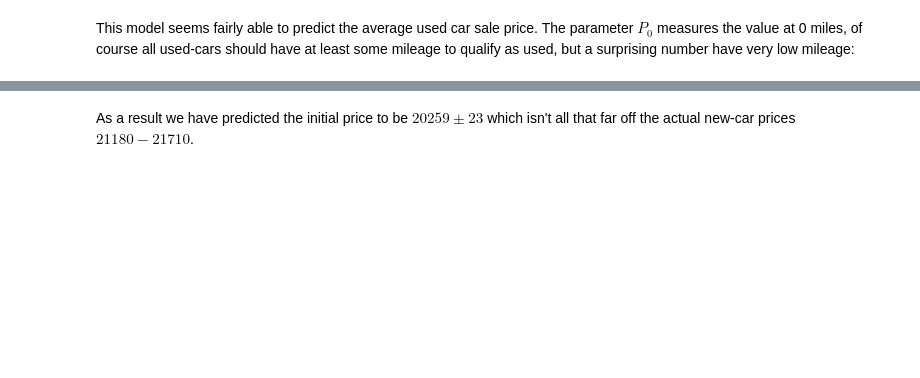
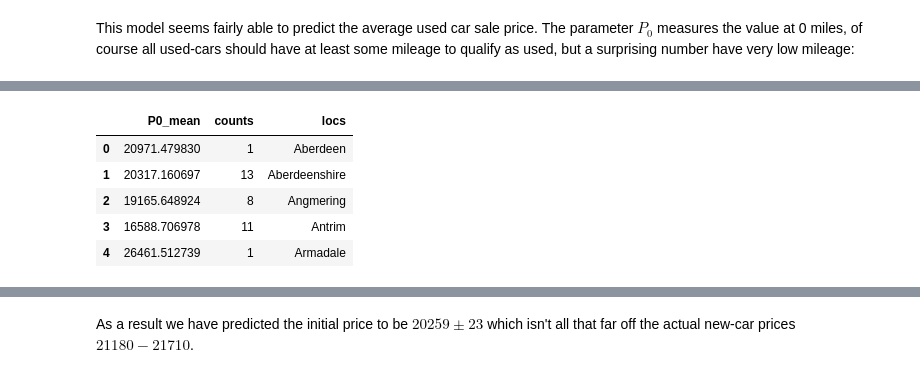
Before and after one commit to GregoryAshton/GregoryAshton.github.io, a Jupyter notebook: _notebooks/2015-07-02-Mining-used-car-sales.ipynb, the cells around one changed output, grey strips where cells are left out. Drawn from its saved outputs; the diff is of its cells as text; code cells hidden in the pictures; blank space fills up the shorter version.

```diff
--- a/_notebooks/2015-07-02-Mining-used-car-sales.ipynb
+++ b/_notebooks/2015-07-02-Mining-used-car-sales.ipynb
@@ -226,0 +243,16 @@ len(df.query("miles < 500"))
+# %%
+P0_mean = grouped['P0'].mean().values
+counts = grouped['P0'].count().values
+locs = grouped.all().index
+
+df_mean = pd.DataFrame(dict(locs = locs,
+                            P0_mean = P0_mean,
+                            counts = counts))
+df_mean.head()
+# %% [output]
+|  | P0_mean | counts | locs |
+| 0 | 20971.479830 | 1 | Aberdeen |
+| 1 | 20317.160697 | 13 | Aberdeenshire |
+| 2 | 19165.648924 | 8 | Angmering |
+| 3 | 16588.706978 | 11 | Antrim |
+| 4 | 26461.512739 | 1 | Armadale |
```
Also changed, not shown: parts of 18 cells of this notebook, 1 other file.
